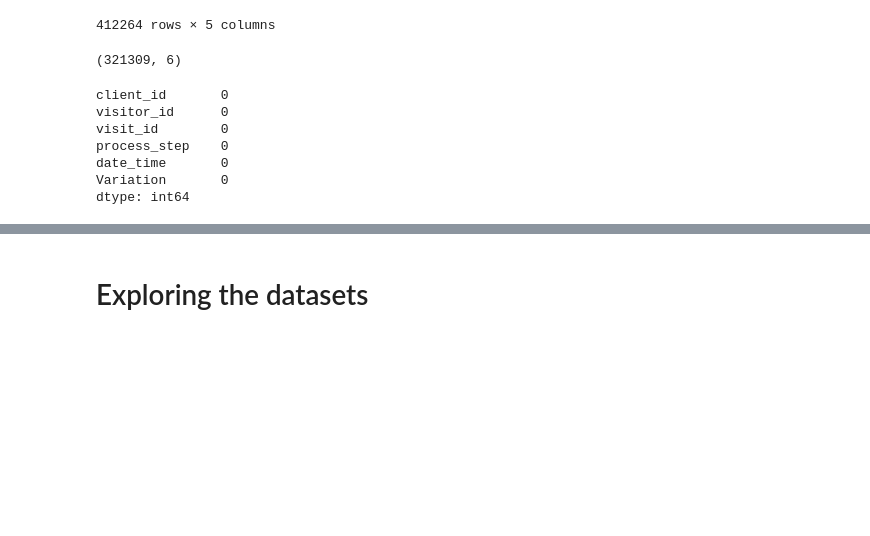
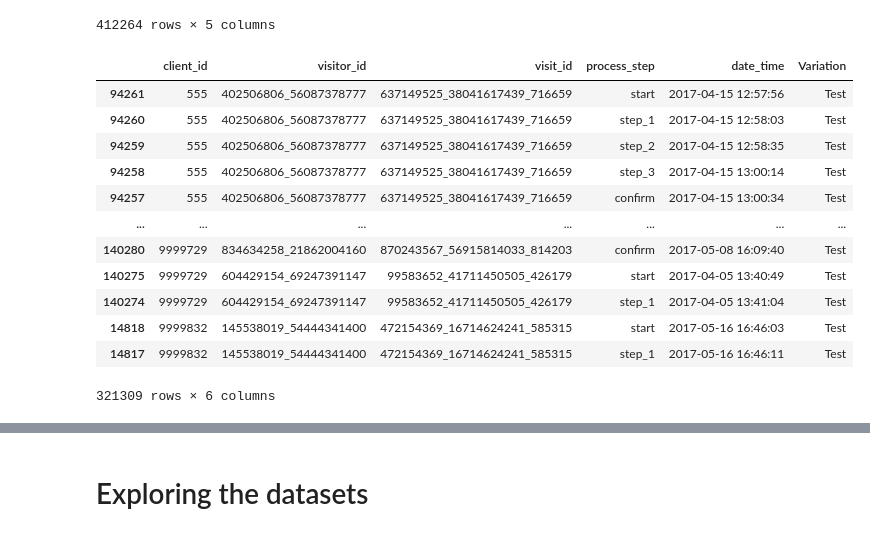
Before and after one commit to SheryllD/Project2, a Jupyter notebook: datawrangling.ipynb, the cells around one changed output, grey strips where cells are left out. Saved outputs shown, nothing was run; the diff lists cells and outputs as text; code cells hidden in the pictures; blank space fills up the shorter version.

```diff
--- a/datawrangling.ipynb
+++ b/datawrangling.ipynb
@@ -160,16 +160,18 @@ df_client_cleaned = df_merge_and_clean_client(df_client, df_ec)
 df_client_cleaned.to_csv('Datasets/Datasets_clean/df_clean_client.csv', index=False)
 # %%
 #Concatenating the dataframes
-def df_web_mc(df_fwd1 = df_fwd1, df_fwd2 = df_fwd2, df_ec = df_ec):
-    '''Combines web_data together and merges with experiment data
-    Gets date_time into appropriate format
-    Sorts dataframe by time within each visit
-    Drops web data without distinction between Control/Test'''
-
-    df_web_all = pd.concat([df_fwd1, df_fwd2], axis=0, ignore_index=True)
-    df_web_ec = pd.merge(df_web_all, df_ec, on='client_id', how='right')
-
-    df_web_ec['date_time'] = pd.to_datetime(df_web_ec['date_time'])
-    df_web_ec = df_web_ec.sort_values(by=['client_id', 'visit_id', 'date_time'])
-    df_web_ec = df_web_ec.dropna(subset=['Variation'])
-    return (df_web_ec)
+def df_fwd_all(df_fwd1 = df_fwd1, df_fwd2 = df_fwd2, df_ec = df_ec):
+    '''Combines web data from part 1 and 2, merges it with experiment data,
+    parses and sorts date/time, and drops web data without Control/Test distinction.
+    '''
+    # Step 1: Combining both web datasets together.
+    df_fwd = pd.concat([df_fwd1, df_fwd2], axis=0, ignore_index=True)
+    # Step 2: Merging it with experiment/control info (right join keeps only experimental clients)
+    df_fwd_ec = pd.merge(df_fwd, df_ec, on='client_id', how='right')
+    # Step 3: Converting date_time to datetime object
+    df_fwd_ec['date_time'] = pd.to_datetime(df_fwd_ec['date_time'])
+    # Step 4: Sorting by client, visit and time.
+    df_fwd_ec = df_fwd_ec.sort_values(by=['client_id', 'visit_id', 'date_time'])
+    # Step 5: Dropping rows where variation is missing.
+    df_fwd_ec = df_fwd_ec.dropna(subset=['Variation'])
+    return (df_fwd_ec)
@@ -178,18 +177,0 @@ df_web_ec = df_web_mc()
-# %%
-# Check the shape
-print(df_web_ec.shape)
-
-# Peek at the first few rows
-df_web_ec.head()
-
-# Check for missing values
-df_web_ec.isnull().sum()
-# %% [output]
-(321309, 6)
-client_id       0
-visitor_id      0
-visit_id        0
-process_step    0
-date_time       0
-Variation       0
-dtype: int64
@@ -197,0 +178,17 @@ df_web_ec = df_web_mc()
+# %%
+df_web_cleaned = df_fwd_all()
+df_web_cleaned
+# %% [output]
+|  | client_id | visitor_id | visit_id | process_step | date_time | Variation |
+| 94261 | 555 | 402506806_56087378777 | 637149525_38041617439_716659 | start | 2017-04-15 12:57:56 | Test |
+| 94260 | 555 | 402506806_56087378777 | 637149525_38041617439_716659 | step_1 | 2017-04-15 12:58:03 | Test |
+| 94259 | 555 | 402506806_56087378777 | 637149525_38041617439_716659 | step_2 | 2017-04-15 12:58:35 | Test |
+| 94258 | 555 | 402506806_56087378777 | 637149525_38041617439_716659 | step_3 | 2017-04-15 13:00:14 | Test |
+| 94257 | 555 | 402506806_56087378777 | 637149525_38041617439_716659 | confirm | 2017-04-15 13:00:34 | Test |
+| ... | ... | ... | ... | ... | ... | ... |
+| 140280 | 9999729 | 834634258_21862004160 | 870243567_56915814033_814203 | confirm | 2017-05-08 16:09:40 | Test |
+| 140275 | 9999729 | 604429154_69247391147 | 99583652_41711450505_426179 | start | 2017-04-05 13:40:49 | Test |
+| 140274 | 9999729 | 604429154_69247391147 | 99583652_41711450505_426179 | step_1 | 2017-04-05 13:41:04 | Test |
+| 14818 | 9999832 | 145538019_54444341400 | 472154369_16714624241_585315 | start | 2017-05-16 16:46:03 | Test |
+| 14817 | 9999832 | 145538019_54444341400 | 472154369_16714624241_585315 | step_1 | 2017-05-16 16:46:11 | Test |
+321309 rows × 6 columns
```
Also changed, not shown: parts of 17 cells of this notebook, 2 other files.
